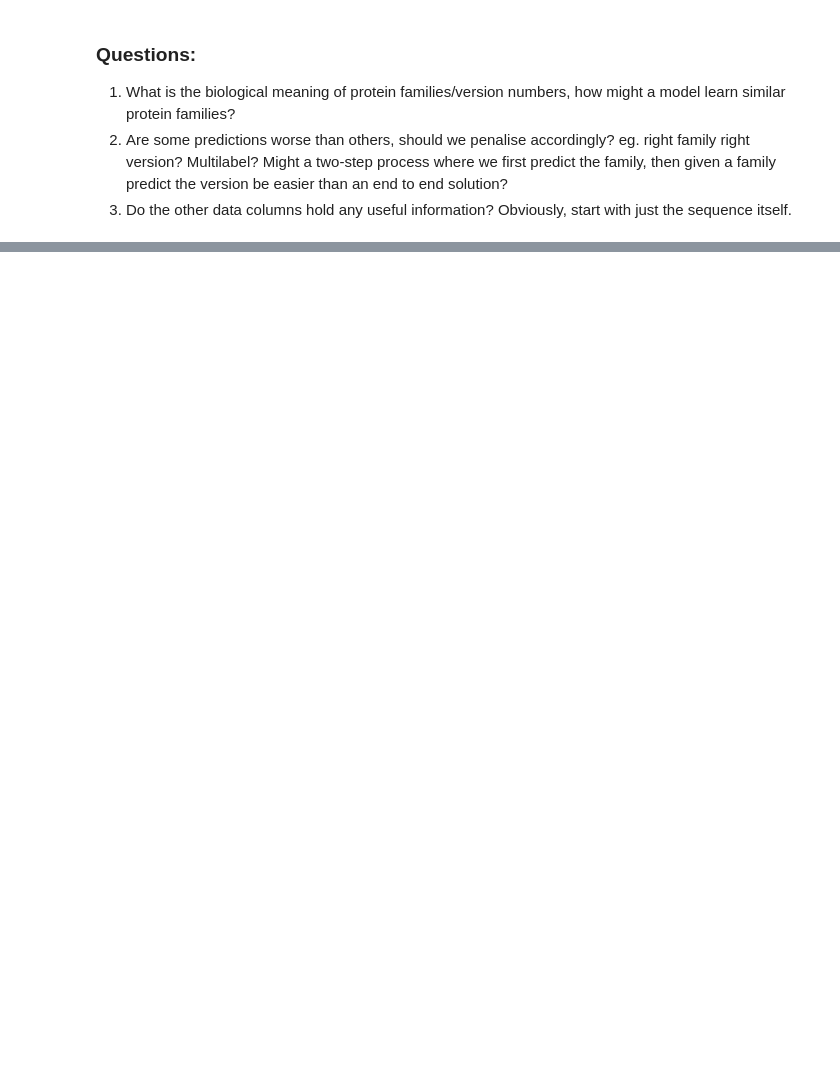
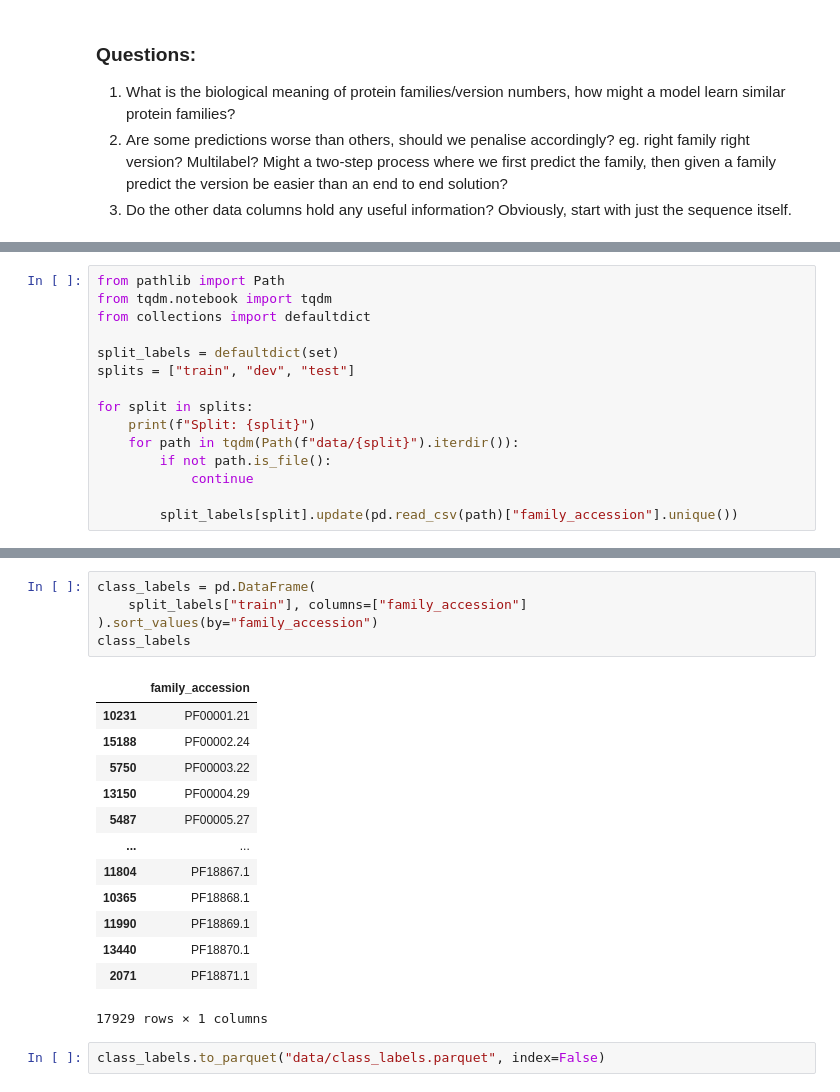
Before and after one commit to BrownianNotion/PFam-Annotation, a Jupyter notebook: eda.ipynb, the cells around one changed output, grey strips where cells are left out. Saved outputs shown, nothing was run; the diff lists cells and outputs as text; blank space fills up the shorter version.

```diff
--- a/eda.ipynb
+++ b/eda.ipynb
@@ -456,0 +267,15 @@ art_cat = train_eval_seq_model_fast(
+# %%
+from pathlib import Path
+from tqdm.notebook import tqdm
+from collections import defaultdict
+
+split_labels = defaultdict(set)
+splits = ["train", "dev", "test"]
+
+for split in splits:
+    print(f"Split: {split}")
+    for path in tqdm(Path(f"data/{split}").iterdir()):
+        if not path.is_file():
+            continue
+
+        split_labels[split].update(pd.read_csv(path)["family_accession"].unique())
@@ -456,0 +301,21 @@ art_cat = train_eval_seq_model_fast(
+# %%
+class_labels = pd.DataFrame(
+    split_labels["train"], columns=["family_accession"]
+).sort_values(by="family_accession")
+class_labels
+# %% [output]
+|  | family_accession |
+| 10231 | PF00001.21 |
+| 15188 | PF00002.24 |
+| 5750 | PF00003.22 |
+| 13150 | PF00004.29 |
+| 5487 | PF00005.27 |
+| ... | ... |
+| 11804 | PF18867.1 |
+| 10365 | PF18868.1 |
+| 11990 | PF18869.1 |
+| 13440 | PF18870.1 |
+| 2071 | PF18871.1 |
+17929 rows × 1 columns
+# %%
+class_labels.to_parquet("data/class_labels.parquet", index=False)
```
Also changed, not shown: parts of 21 cells of this notebook, 2 other files.
